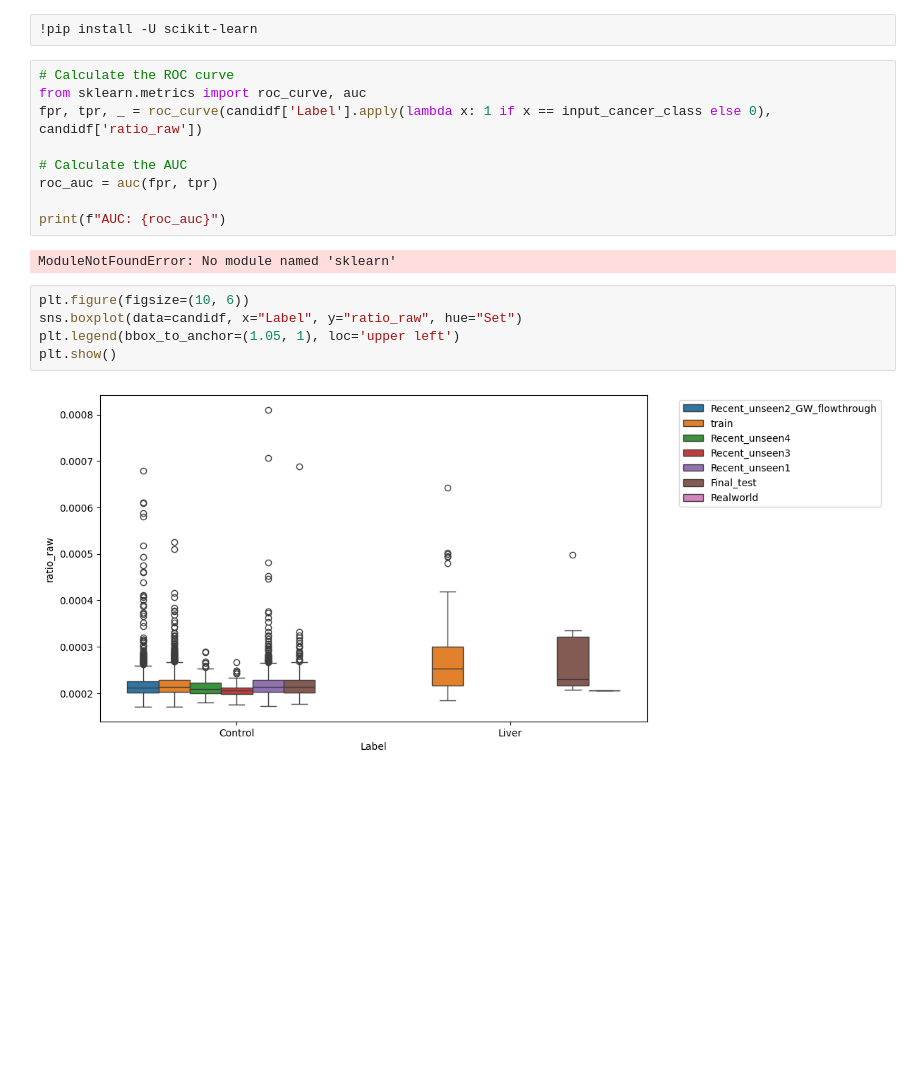
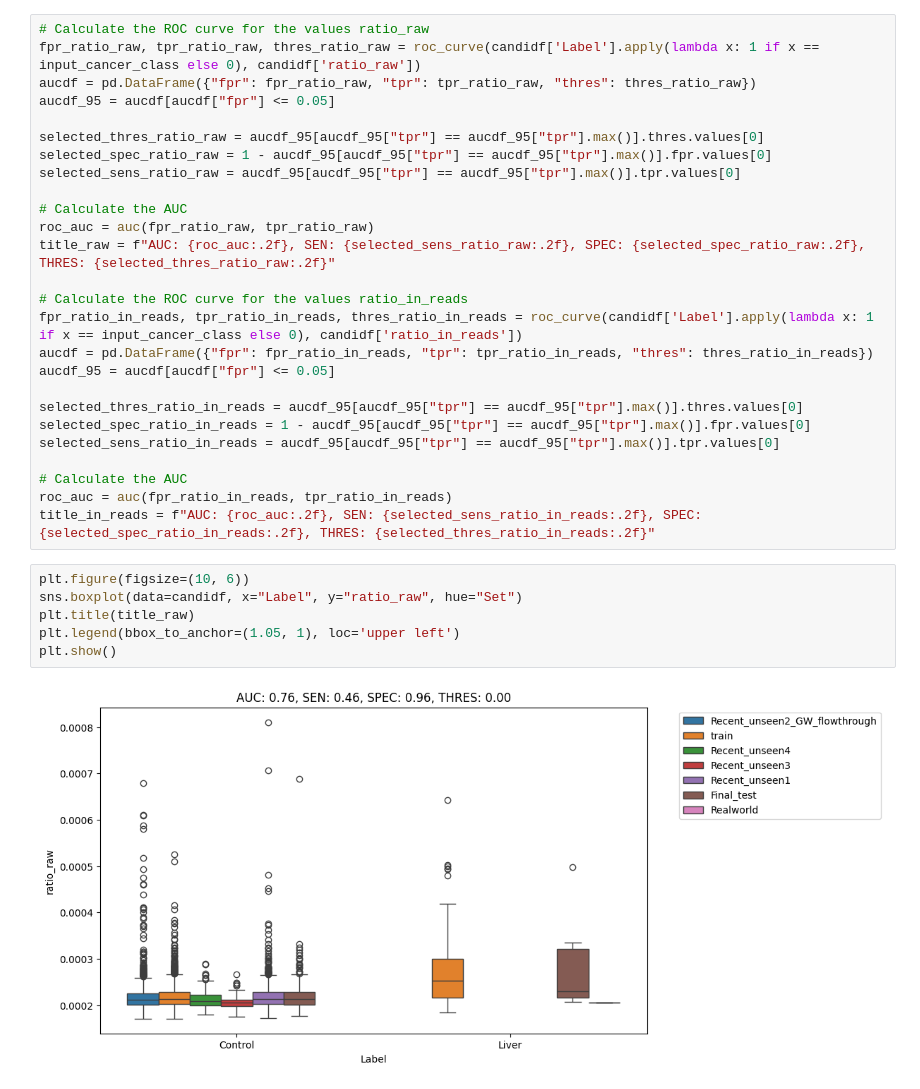
Before and after one commit to hieunguyen4193/tmd_features, a Jupyter notebook: 08_summary_results.ipynb, the cells around one changed output. Cells and saved outputs as stored; diff of their text form; blank space fills up the shorter version.

```diff
--- a/08_summary_results.ipynb
+++ b/08_summary_results.ipynb
@@ -44,26 +45,40 @@ candidf = candidf.merge(countdf, right_on = "SampleID", left_on = "SampleID")
 candidf["ratio_raw"] = candidf["num_candi_reads"] / candidf["raw_count"]
 candidf["ratio_in_reads"] = candidf["num_candi_reads"] / candidf["in_read_count"]
 candidf = candidf.merge(metadata[["SampleID", "Label", "Set"]], right_on = "SampleID", left_on = "SampleID")
-# %%
-!pip install -U scikit-learn
-# %%
-# Calculate the ROC curve
-from sklearn.metrics import roc_curve, auc
-fpr, tpr, _ = roc_curve(candidf['Label'].apply(lambda x: 1 if x == input_cancer_class else 0), candidf['ratio_raw'])
-
-# Calculate the AUC
-roc_auc = auc(fpr, tpr)
-
-print(f"AUC: {roc_auc}")
-# %% [output]
-ModuleNotFoundError: No module named 'sklearn'
+# %%
+# Calculate the ROC curve for the values ratio_raw
+fpr_ratio_raw, tpr_ratio_raw, thres_ratio_raw = roc_curve(candidf['Label'].apply(lambda x: 1 if x == input_cancer_class else 0), candidf['ratio_raw'])
+aucdf = pd.DataFrame({"fpr": fpr_ratio_raw, "tpr": tpr_ratio_raw, "thres": thres_ratio_raw})
+aucdf_95 = aucdf[aucdf["fpr"] <= 0.05]
+
+selected_thres_ratio_raw = aucdf_95[aucdf_95["tpr"] == aucdf_95["tpr"].max()].thres.values[0]
+selected_spec_ratio_raw = 1 - aucdf_95[aucdf_95["tpr"] == aucdf_95["tpr"].max()].fpr.values[0]
+selected_sens_ratio_raw = aucdf_95[aucdf_95["tpr"] == aucdf_95["tpr"].max()].tpr.values[0]
+
+# Calculate the AUC
+roc_auc = auc(fpr_ratio_raw, tpr_ratio_raw)
+title_raw = f"AUC: {roc_auc:.2f}, SEN: {selected_sens_ratio_raw:.2f}, SPEC: {selected_spec_ratio_raw:.2f}, THRES: {selected_thres_ratio_raw:.2f}"
+
+# Calculate the ROC curve for the values ratio_in_reads
+fpr_ratio_in_reads, tpr_ratio_in_reads, thres_ratio_in_reads = roc_curve(candidf['Label'].apply(lambda x: 1 if x == input_cancer_class else 0), candidf['ratio_in_reads'])
+aucdf = pd.DataFrame({"fpr": fpr_ratio_in_reads, "tpr": tpr_ratio_in_reads, "thres": thres_ratio_in_reads})
+aucdf_95 = aucdf[aucdf["fpr"] <= 0.05]
+
+selected_thres_ratio_in_reads = aucdf_95[aucdf_95["tpr"] == aucdf_95["tpr"].max()].thres.values[0]
+selected_spec_ratio_in_reads = 1 - aucdf_95[aucdf_95["tpr"] == aucdf_95["tpr"].max()].fpr.values[0]
+selected_sens_ratio_in_reads = aucdf_95[aucdf_95["tpr"] == aucdf_95["tpr"].max()].tpr.values[0]
+
+# Calculate the AUC
+roc_auc = auc(fpr_ratio_in_reads, tpr_ratio_in_reads)
+title_in_reads = f"AUC: {roc_auc:.2f}, SEN: {selected_sens_ratio_in_reads:.2f}, SPEC: {selected_spec_ratio_in_reads:.2f}, THRES: {selected_thres_ratio_in_reads:.2f}"
 # %%
 plt.figure(figsize=(10, 6))
 sns.boxplot(data=candidf, x="Label", y="ratio_raw", hue="Set")
+plt.title(title_raw)
 plt.legend(bbox_to_anchor=(1.05, 1), loc='upper left')
 plt.show()
 # %% [output]
-[figure, old version]
+[figure, new version]
 # %%
 plt.figure(figsize=(10, 6))
 sns.boxplot(data=candidf, x="Label", y="ratio_in_reads", hue="Set")
```
Also changed, not shown: parts of 2 cells of this notebook.
